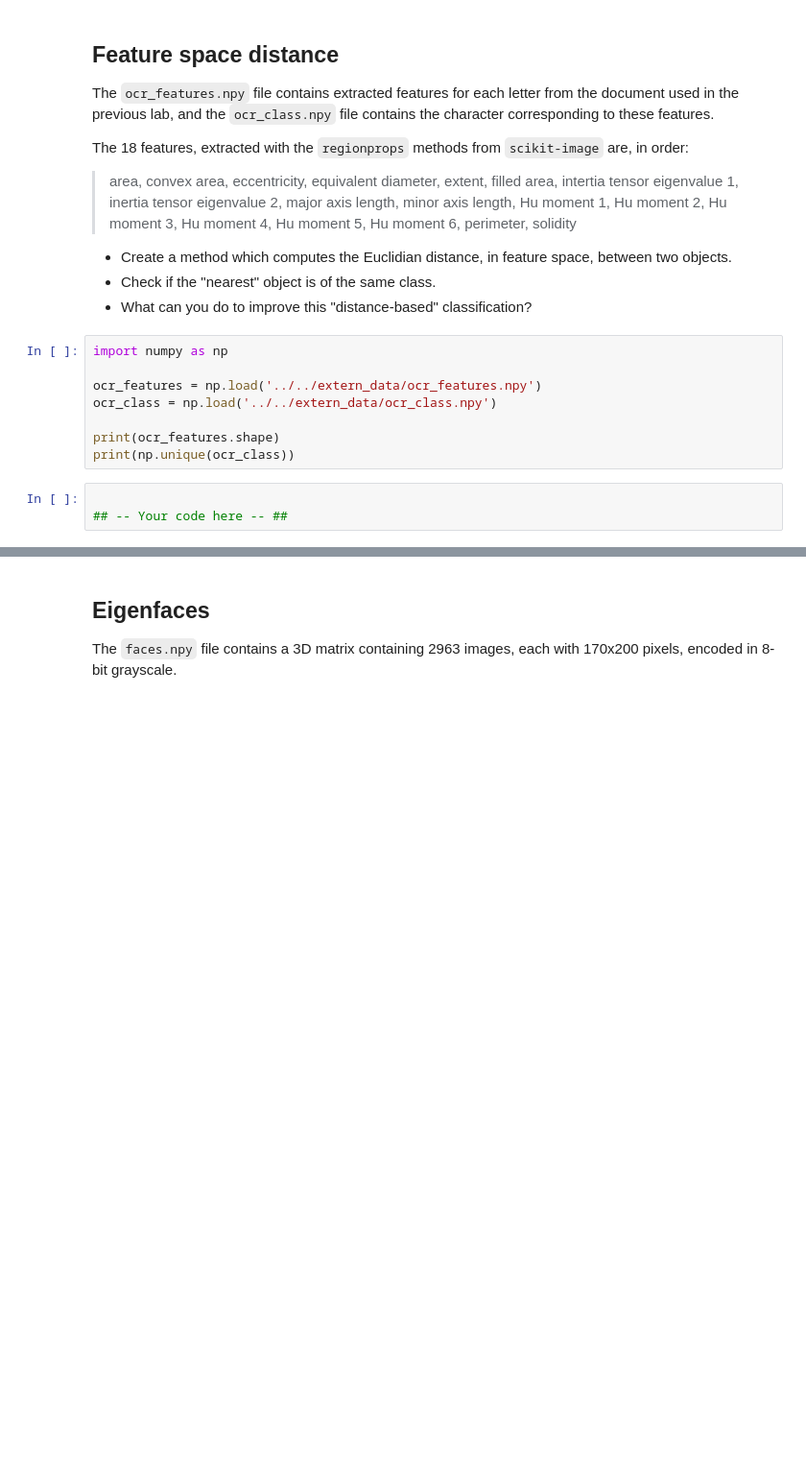
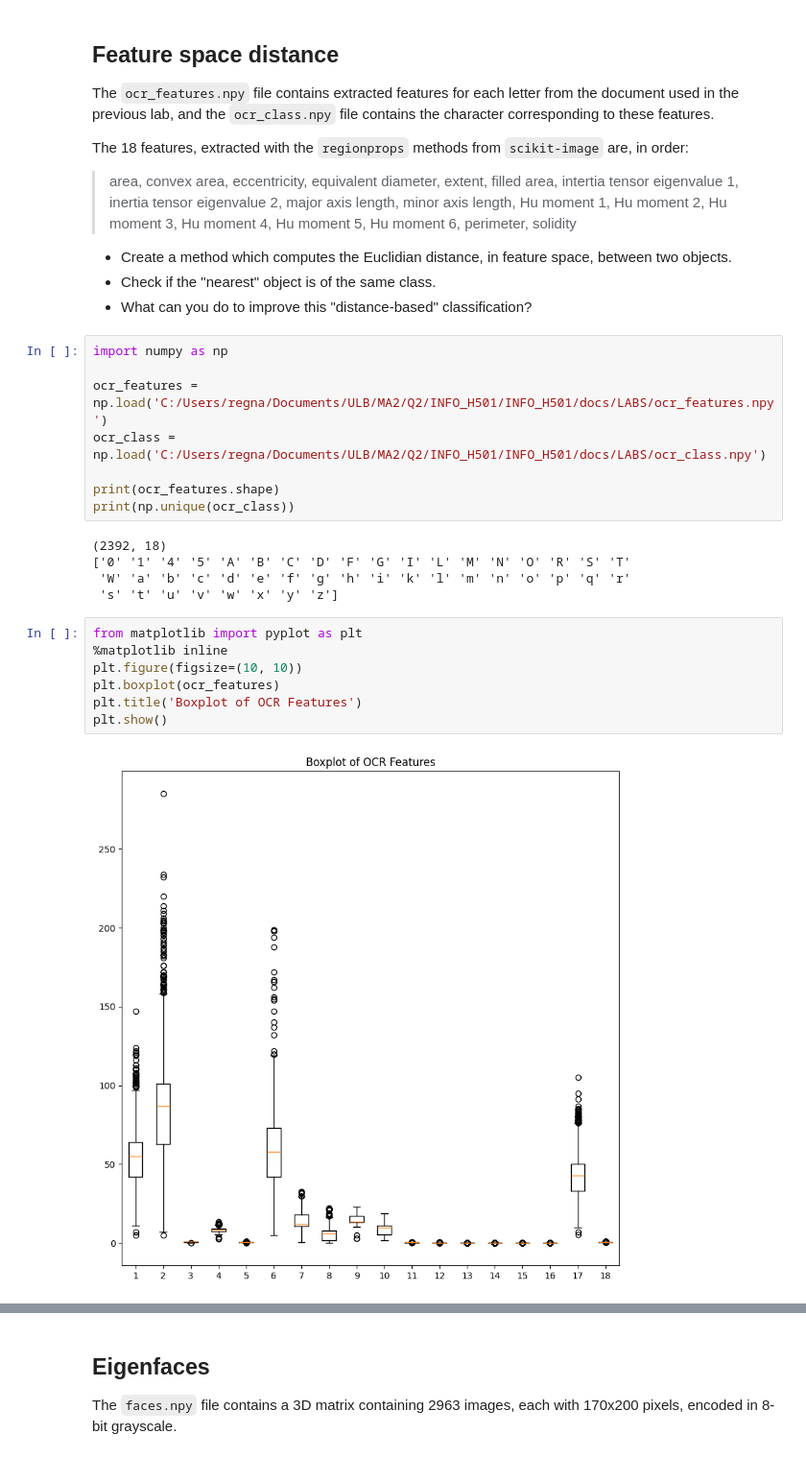
Before and after one commit to liseregn/INFO_H501, a Jupyter notebook: docs/LABS/PR2_Feature_Space.ipynb, the cells around one changed output, grey strips where cells are left out. Shown at 96% size. Saved outputs shown, nothing was run; the diff lists cells and outputs as text; blank space fills up the shorter version.

```diff
--- a/docs/LABS/PR2_Feature_Space.ipynb
+++ b/docs/LABS/PR2_Feature_Space.ipynb
@@ -21,11 +21,22 @@ The 18 features, extracted with the `regionprops` methods from `scikit-image` ar
 # %%
 import numpy as np
 
-ocr_features = np.load('../../extern_data/ocr_features.npy')
-ocr_class = np.load('../../extern_data/ocr_class.npy')
+ocr_features = np.load('C:/Users/regna/Documents/ULB/MA2/Q2/INFO_H501/INFO_H501/docs/LABS/ocr_features.npy')
+ocr_class = np.load('C:/Users/regna/Documents/ULB/MA2/Q2/INFO_H501/INFO_H501/docs/LABS/ocr_class.npy')
 
 print(ocr_features.shape)
 print(np.unique(ocr_class))
+# %% [output]
+(2392, 18)
+['0' '1' '4' '5' 'A' 'B' 'C' 'D' 'F' 'G' 'I' 'L' 'M' 'N' 'O' 'R' 'S' 'T'
+ 'W' 'a' 'b' 'c' 'd' 'e' 'f' 'g' 'h' 'i' 'k' 'l' 'm' 'n' 'o' 'p' 'q' 'r'
+ 's' 't' 'u' 'v' 'w' 'x' 'y' 'z']
-# %%
-
-## -- Your code here -- ##
+# %%
+from matplotlib import pyplot as plt
+%matplotlib inline
+plt.figure(figsize=(10, 10))
+plt.boxplot(ocr_features)
+plt.title('Boxplot of OCR Features')
+plt.show()
+# %% [output]
+[figure, added]
```
Also changed, not shown: parts of 30 cells of this notebook.
